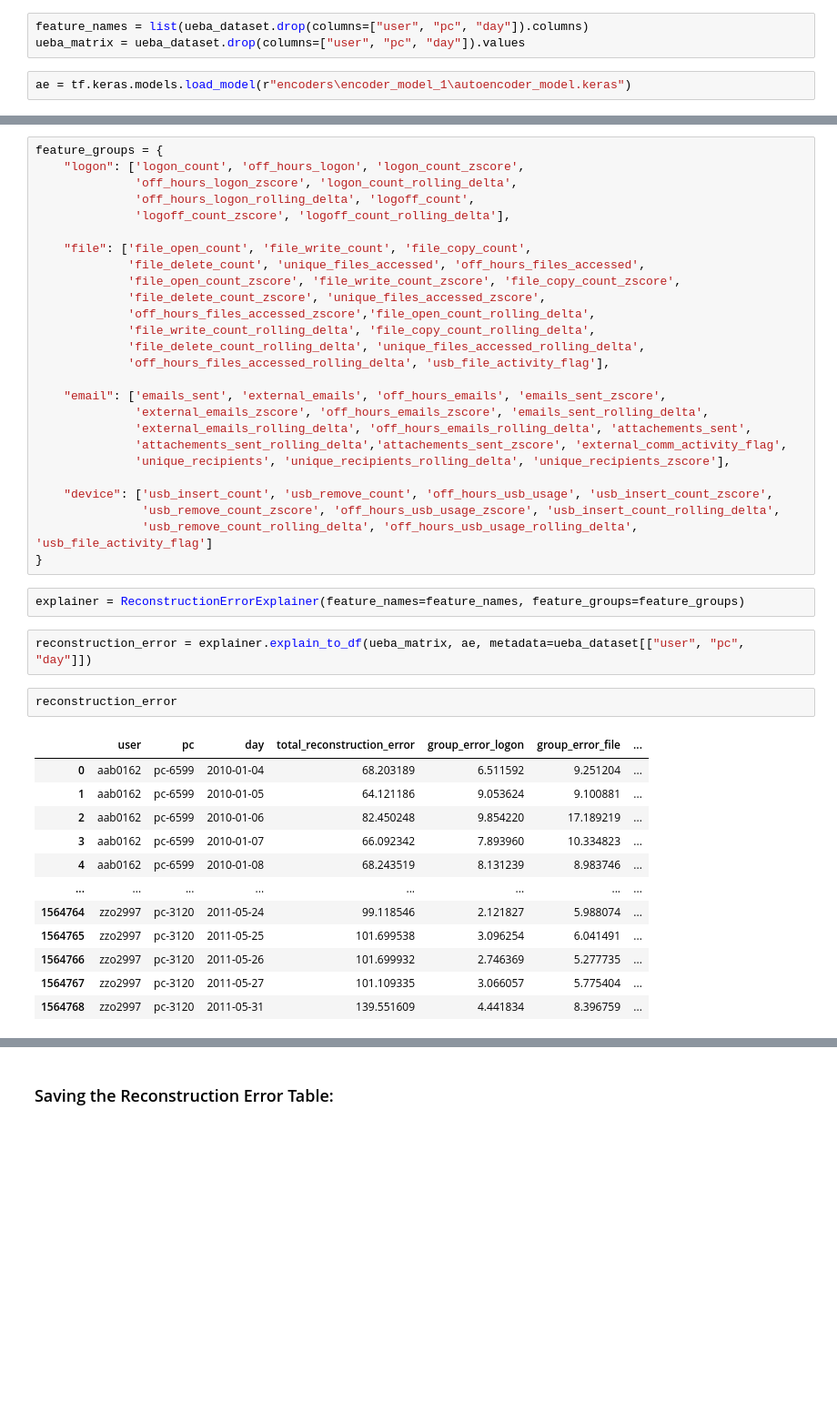
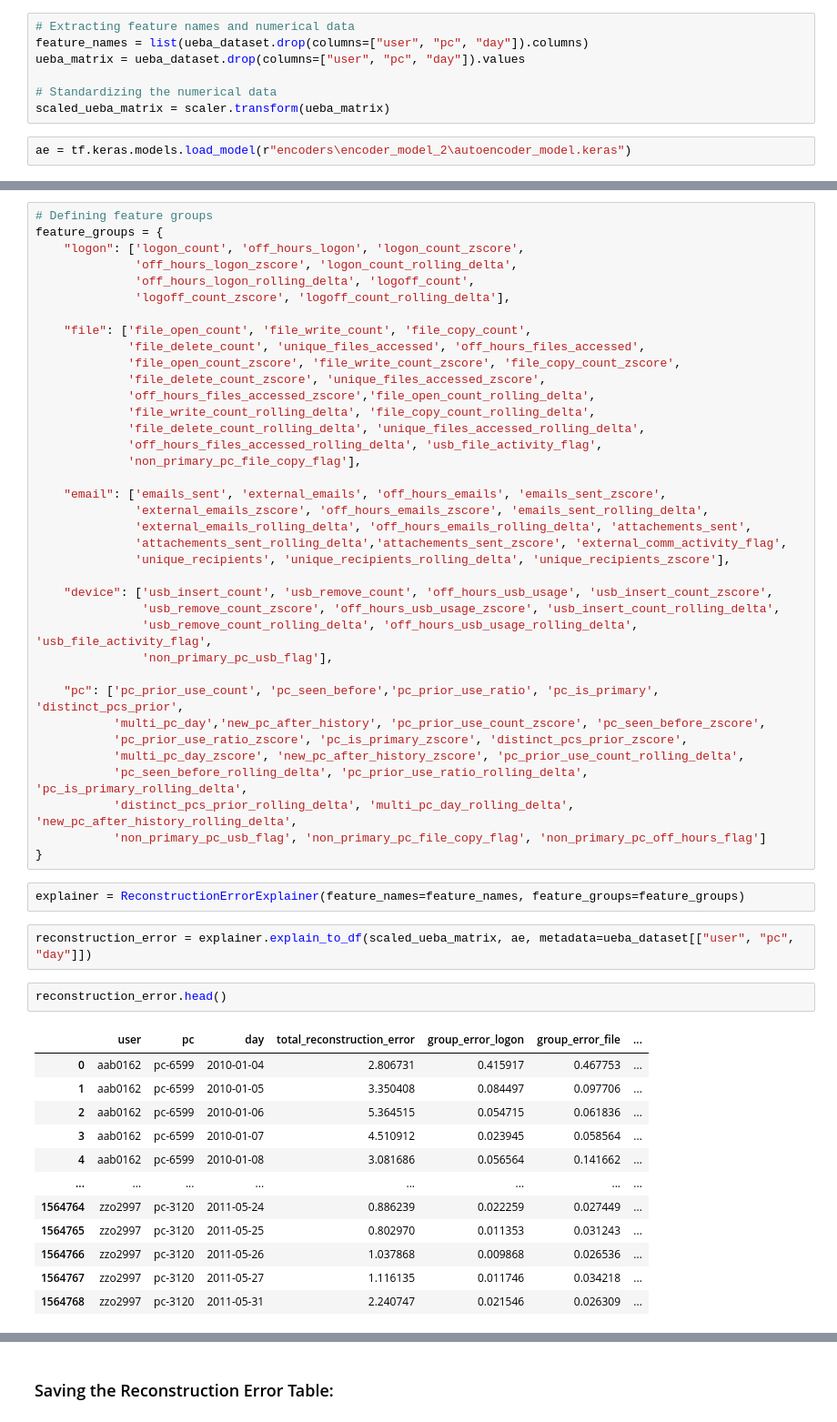
Before and after one commit to Aaron-Loera/Insider-Threat-Detection, a Jupyter notebook: Reconstruction_Error_Explainer.ipynb, the cells around one changed output, grey strips where cells are left out. Shown at 91% size. Drawn from its saved outputs; the diff is of its cells as text; blank space fills up the shorter version.

```diff
--- a/Reconstruction_Error_Explainer.ipynb
+++ b/Reconstruction_Error_Explainer.ipynb
@@ -185,11 +188,16 @@ ueba_dataset = pd.read_csv(r"processed_datasets\ueba_dataset.csv", index_col=0)
 # %%
+# Extracting feature names and numerical data
 feature_names = list(ueba_dataset.drop(columns=["user", "pc", "day"]).columns)
 ueba_matrix = ueba_dataset.drop(columns=["user", "pc", "day"]).values
+
+# Standardizing the numerical data
+scaled_ueba_matrix = scaler.transform(ueba_matrix)
 # %%
-ae = tf.keras.models.load_model(r"encoders\encoder_model_1\autoencoder_model.keras")
+ae = tf.keras.models.load_model(r"encoders\encoder_model_2\autoencoder_model.keras")
 # %% [markdown]
 ### Generating Full Reconstruction Explaination:
 # %%
+# Defining feature groups
 feature_groups = {
     "logon": ['logon_count', 'off_hours_logon', 'logon_count_zscore',
               'off_hours_logon_zscore', 'logon_count_rolling_delta',
@@ -203,7 +211,8 @@ feature_groups = {
              'off_hours_files_accessed_zscore','file_open_count_rolling_delta',
              'file_write_count_rolling_delta', 'file_copy_count_rolling_delta',
              'file_delete_count_rolling_delta', 'unique_files_accessed_rolling_delta',
-             'off_hours_files_accessed_rolling_delta', 'usb_file_activity_flag'],
+             'off_hours_files_accessed_rolling_delta', 'usb_file_activity_flag',
+             'non_primary_pc_file_copy_flag'],
 
     "email": ['emails_sent', 'external_emails', 'off_hours_emails', 'emails_sent_zscore',
               'external_emails_zscore', 'off_hours_emails_zscore', 'emails_sent_rolling_delta',
@@ -213,24 +222,33 @@ feature_groups = {
 
     "device": ['usb_insert_count', 'usb_remove_count', 'off_hours_usb_usage', 'usb_insert_count_zscore',
                'usb_remove_count_zscore', 'off_hours_usb_usage_zscore', 'usb_insert_count_rolling_delta',
-               'usb_remove_count_rolling_delta', 'off_hours_usb_usage_rolling_delta', 'usb_file_activity_flag']
+               'usb_remove_count_rolling_delta', 'off_hours_usb_usage_rolling_delta', 'usb_file_activity_flag',
+               'non_primary_pc_usb_flag'],
+
+    "pc": ['pc_prior_use_count', 'pc_seen_before','pc_prior_use_ratio', 'pc_is_primary', 'distinct_pcs_prior',
+           'multi_pc_day','new_pc_after_history', 'pc_prior_use_count_zscore', 'pc_seen_before_zscore',
+           'pc_prior_use_ratio_zscore', 'pc_is_primary_zscore', 'distinct_pcs_prior_zscore',
+           'multi_pc_day_zscore', 'new_pc_after_history_zscore', 'pc_prior_use_count_rolling_delta',
+           'pc_seen_before_rolling_delta', 'pc_prior_use_ratio_rolling_delta', 'pc_is_primary_rolling_delta',
+           'distinct_pcs_prior_rolling_delta', 'multi_pc_day_rolling_delta', 'new_pc_after_history_rolling_delta',
+           'non_primary_pc_usb_flag', 'non_primary_pc_file_copy_flag', 'non_primary_pc_off_hours_flag']
 }
 # %%
 explainer = ReconstructionErrorExplainer(feature_names=feature_names, feature_groups=feature_groups)
 # %%
-reconstruction_error = explainer.explain_to_df(ueba_matrix, ae, metadata=ueba_dataset[["user", "pc", "day"]])
+reconstruction_error = explainer.explain_to_df(scaled_ueba_matrix, ae, metadata=ueba_dataset[["user", "pc", "day"]])
 # %%
-reconstruction_error
+reconstruction_error.head()
 # %% [output]
 |  | user | pc | day | total_reconstruction_error | group_error_logon | group_error_file | ... |
-| 0 | aab0162 | pc-6599 | 2010-01-04 | 68.203189 | 6.511592 | 9.251204 | ... |
-| 1 | aab0162 | pc-6599 | 2010-01-05 | 64.121186 | 9.053624 | 9.100881 | ... |
-| 2 | aab0162 | pc-6599 | 2010-01-06 | 82.450248 | 9.854220 | 17.189219 | ... |
-| 3 | aab0162 | pc-6599 | 2010-01-07 | 66.092342 | 7.893960 | 10.334823 | ... |
-| 4 | aab0162 | pc-6599 | 2010-01-08 | 68.243519 | 8.131239 | 8.983746 | ... |
+| 0 | aab0162 | pc-6599 | 2010-01-04 | 2.806731 | 0.415917 | 0.467753 | ... |
+| 1 | aab0162 | pc-6599 | 2010-01-05 | 3.350408 | 0.084497 | 0.097706 | ... |
+| 2 | aab0162 | pc-6599 | 2010-01-06 | 5.364515 | 0.054715 | 0.061836 | ... |
+| 3 | aab0162 | pc-6599 | 2010-01-07 | 4.510912 | 0.023945 | 0.058564 | ... |
+| 4 | aab0162 | pc-6599 | 2010-01-08 | 3.081686 | 0.056564 | 0.141662 | ... |
 | ... | ... | ... | ... | ... | ... | ... | ... |
-| 1564764 | zzo2997 | pc-3120 | 2011-05-24 | 99.118546 | 2.121827 | 5.988074 | ... |
-| 1564765 | zzo2997 | pc-3120 | 2011-05-25 | 101.699538 | 3.096254 | 6.041491 | ... |
-| 1564766 | zzo2997 | pc-3120 | 2011-05-26 | 101.699932 | 2.746369 | 5.277735 | ... |
-| 1564767 | zzo2997 | pc-3120 | 2011-05-27 | 101.109335 | 3.066057 | 5.775404 | ... |
-| 1564768 | zzo2997 | pc-3120 | 2011-05-31 | 139.551609 | 4.441834 | 8.396759 | ... |
+| 1564764 | zzo2997 | pc-3120 | 2011-05-24 | 0.886239 | 0.022259 | 0.027449 | ... |
+| 1564765 | zzo2997 | pc-3120 | 2011-05-25 | 0.802970 | 0.011353 | 0.031243 | ... |
+| 1564766 | zzo2997 | pc-3120 | 2011-05-26 | 1.037868 | 0.009868 | 0.026536 | ... |
+| 1564767 | zzo2997 | pc-3120 | 2011-05-27 | 1.116135 | 0.011746 | 0.034218 | ... |
+| 1564768 | zzo2997 | pc-3120 | 2011-05-31 | 2.240747 | 0.021546 | 0.026309 | ... |
```
Also changed, not shown: parts of 6 cells of this notebook, 13 other files.
